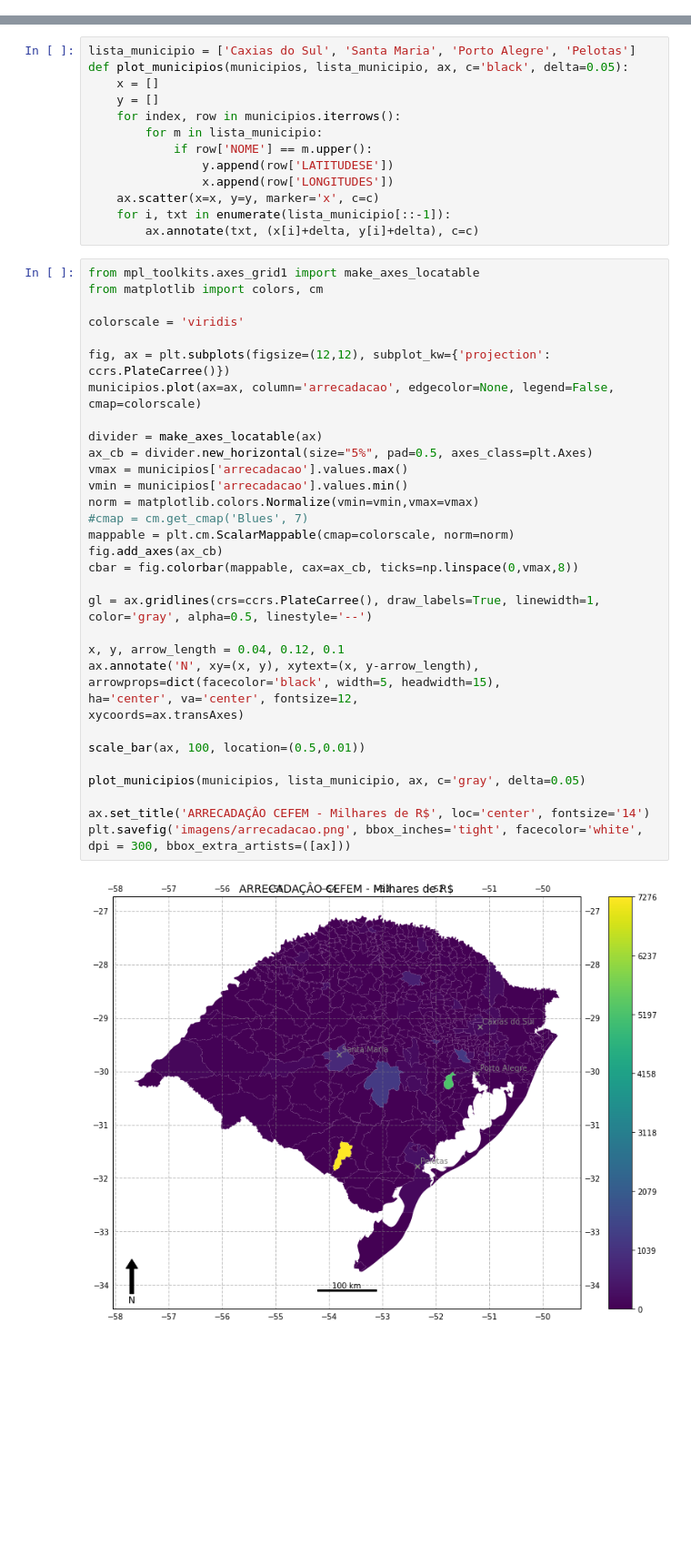
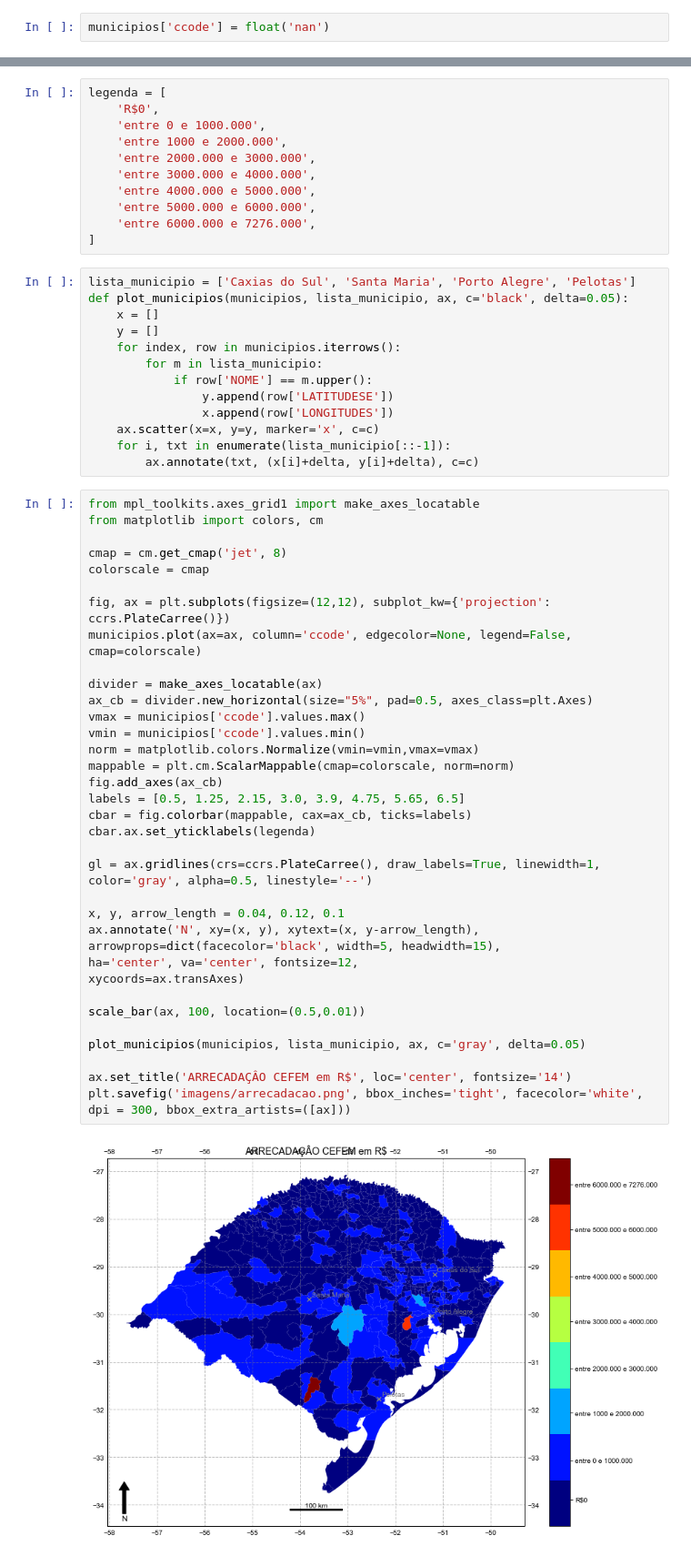
Before and after one commit to robertorolo/Mapas-minera-RS, a Jupyter notebook: arrecadacao geral.ipynb, the cells around one changed output, grey strips where cells are left out. Shown at 91% size. Drawn from its saved outputs; the diff is of its cells as text; blank space fills up the shorter version.

```diff
--- a/arrecadacao geral.ipynb
+++ b/arrecadacao geral.ipynb
@@ -107,0 +114,2 @@ municipios['arrecadacao'] = municipios['arrecadacao']/1000
+# %%
+municipios['ccode'] = float('nan')
@@ -108,3 +139,14 @@ municipios['arrecadacao'] = municipios['arrecadacao']/1000
+# %%
+legenda = [
+    'R$0',
+    'entre 0 e 1000.000',
+    'entre 1000 e 2000.000',
+    'entre 2000.000 e 3000.000',
+    'entre 3000.000 e 4000.000',
+    'entre 4000.000 e 5000.000',
+    'entre 5000.000 e 6000.000',
+    'entre 6000.000 e 7276.000',
+]
 # %%
 lista_municipio = ['Caxias do Sul', 'Santa Maria', 'Porto Alegre', 'Pelotas']
 def plot_municipios(municipios, lista_municipio, ax, c='black', delta=0.05):
@@ -121,35 +163,37 @@ def plot_municipios(municipios, lista_municipio, ax, c='black', delta=0.05):
 # %%
 from mpl_toolkits.axes_grid1 import make_axes_locatable
 from matplotlib import colors, cm
 
-colorscale = 'viridis'
+cmap = cm.get_cmap('jet', 8)
+colorscale = cmap
 
 fig, ax = plt.subplots(figsize=(12,12), subplot_kw={'projection': ccrs.PlateCarree()})
-municipios.plot(ax=ax, column='arrecadacao', edgecolor=None, legend=False, cmap=colorscale)
+municipios.plot(ax=ax, column='ccode', edgecolor=None, legend=False, cmap=colorscale)
 
 divider = make_axes_locatable(ax)
 ax_cb = divider.new_horizontal(size="5%", pad=0.5, axes_class=plt.Axes)
-vmax = municipios['arrecadacao'].values.max()
-vmin = municipios['arrecadacao'].values.min()
+vmax = municipios['ccode'].values.max()
+vmin = municipios['ccode'].values.min()
 norm = matplotlib.colors.Normalize(vmin=vmin,vmax=vmax)
-#cmap = cm.get_cmap('Blues', 7)
 mappable = plt.cm.ScalarMappable(cmap=colorscale, norm=norm)
 fig.add_axes(ax_cb)
-cbar = fig.colorbar(mappable, cax=ax_cb, ticks=np.linspace(0,vmax,8))
+labels = [0.5, 1.25, 2.15, 3.0, 3.9, 4.75, 5.65, 6.5]
+cbar = fig.colorbar(mappable, cax=ax_cb, ticks=labels)
+cbar.ax.set_yticklabels(legenda)
 
 gl = ax.gridlines(crs=ccrs.PlateCarree(), draw_labels=True, linewidth=1, color='gray', alpha=0.5, linestyle='--')
 
 x, y, arrow_length = 0.04, 0.12, 0.1
 ax.annotate('N', xy=(x, y), xytext=(x, y-arrow_length),
 arrowprops=dict(facecolor='black', width=5, headwidth=15),
 ha='center', va='center', fontsize=12,
 xycoords=ax.transAxes)
 
 scale_bar(ax, 100, location=(0.5,0.01))
 
 plot_municipios(municipios, lista_municipio, ax, c='gray', delta=0.05)
 
-ax.set_title('ARRECADAÇÂO CEFEM - Milhares de R$', loc='center', fontsize='14')
+ax.set_title('ARRECADAÇÂO CEFEM em R$', loc='center', fontsize='14')
 plt.savefig('imagens/arrecadacao.png', bbox_inches='tight', facecolor='white', dpi = 300, bbox_extra_artists=([ax]))
 # %% [output]
-[figure, old version]
+[figure, new version]
```
Also changed, not shown: parts of 4 cells of this notebook.
